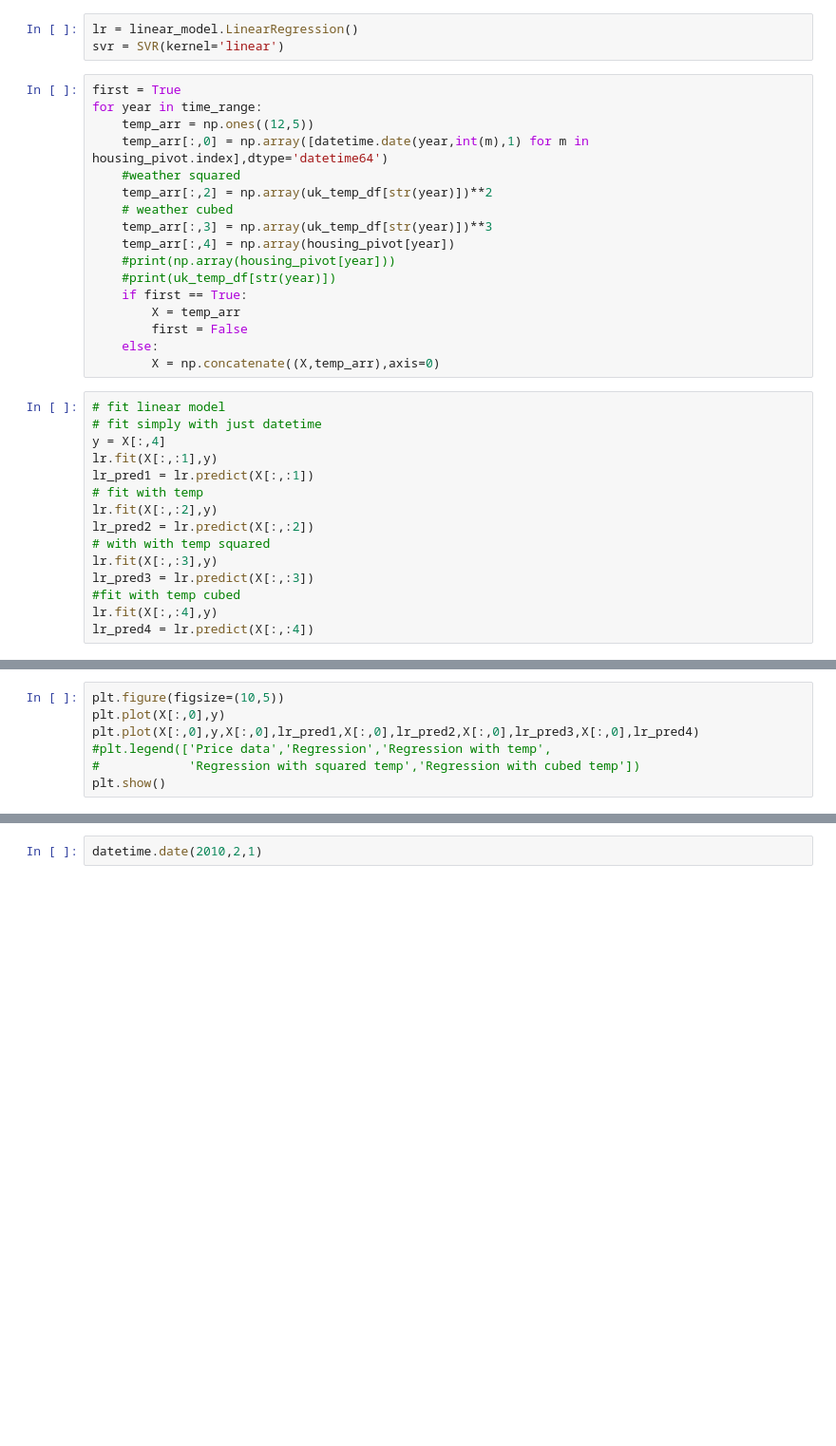
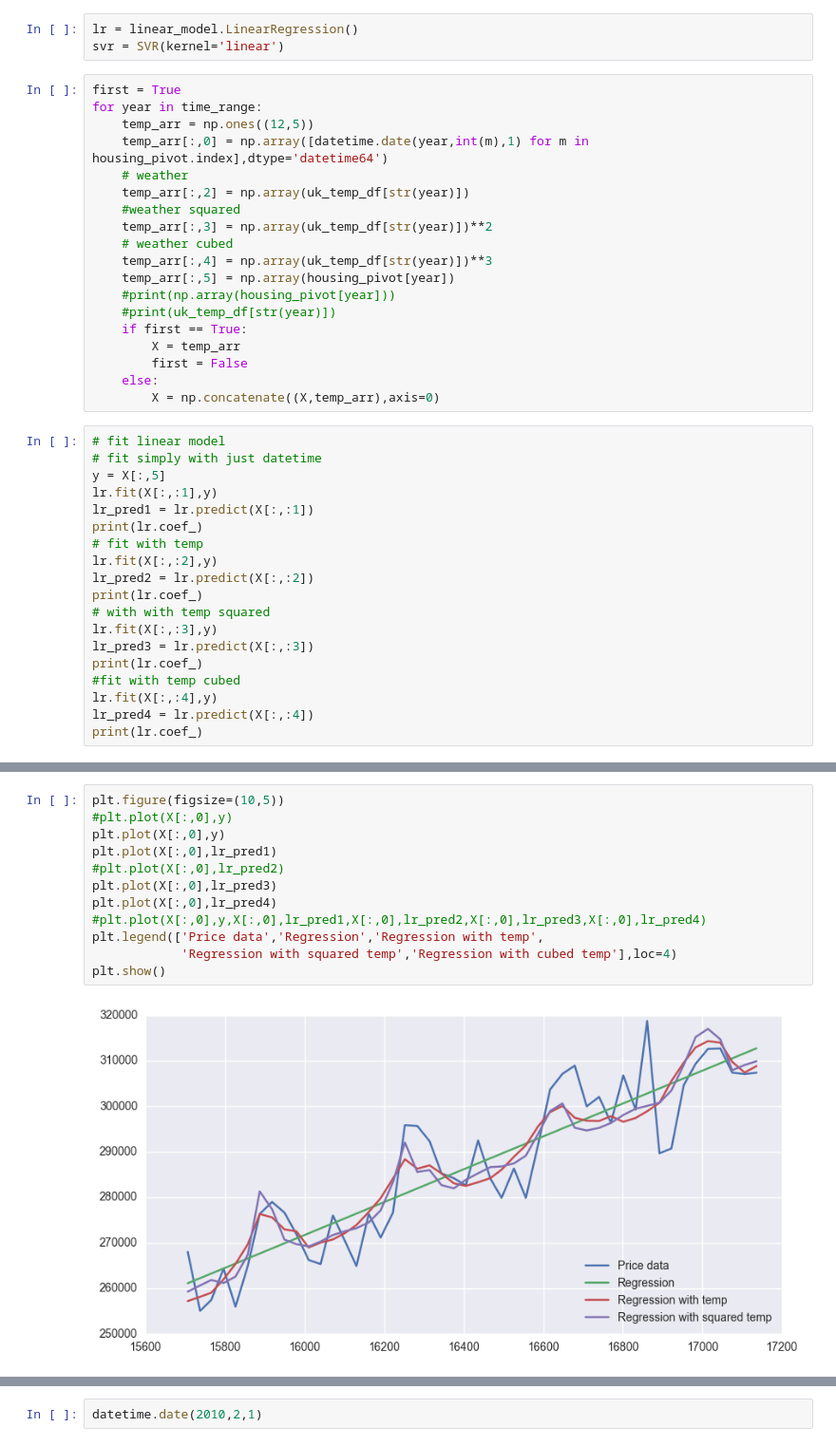
Before and after one commit to fhethomas/HousingUK, a Jupyter notebook: housing_price_analysis.ipynb, the cells around one changed output, grey strips where cells are left out. Shown: that part at 95% size. Drawn from its saved outputs; the diff is of its cells as text; blank space fills up the shorter version.

```diff
--- a/housing_price_analysis.ipynb
+++ b/housing_price_analysis.ipynb
@@ -113,11 +172,13 @@ first = True
 for year in time_range:
     temp_arr = np.ones((12,5))
     temp_arr[:,0] = np.array([datetime.date(year,int(m),1) for m in housing_pivot.index],dtype='datetime64')
+    # weather
+    temp_arr[:,2] = np.array(uk_temp_df[str(year)])
     #weather squared
-    temp_arr[:,2] = np.array(uk_temp_df[str(year)])**2
+    temp_arr[:,3] = np.array(uk_temp_df[str(year)])**2
     # weather cubed
-    temp_arr[:,3] = np.array(uk_temp_df[str(year)])**3
-    temp_arr[:,4] = np.array(housing_pivot[year])
+    temp_arr[:,4] = np.array(uk_temp_df[str(year)])**3
+    temp_arr[:,5] = np.array(housing_pivot[year])
     #print(np.array(housing_pivot[year]))
     #print(uk_temp_df[str(year)])
     if first == True:
@@ -128,15 +189,19 @@ for year in time_range:
 # %%
 # fit linear model
 # fit simply with just datetime
-y = X[:,4]
+y = X[:,5]
 lr.fit(X[:,:1],y)
 lr_pred1 = lr.predict(X[:,:1])
+print(lr.coef_)
 # fit with temp
 lr.fit(X[:,:2],y)
 lr_pred2 = lr.predict(X[:,:2])
+print(lr.coef_)
 # with with temp squared
 lr.fit(X[:,:3],y)
 lr_pred3 = lr.predict(X[:,:3])
+print(lr.coef_)
 #fit with temp cubed
 lr.fit(X[:,:4],y)
 lr_pred4 = lr.predict(X[:,:4])
+print(lr.coef_)
@@ -145,7 +213,14 @@ y
 # %%
 plt.figure(figsize=(10,5))
+#plt.plot(X[:,0],y)
 plt.plot(X[:,0],y)
-plt.plot(X[:,0],y,X[:,0],lr_pred1,X[:,0],lr_pred2,X[:,0],lr_pred3,X[:,0],lr_pred4)
-#plt.legend(['Price data','Regression','Regression with temp',
-#            'Regression with squared temp','Regression with cubed temp'])
+plt.plot(X[:,0],lr_pred1)
+#plt.plot(X[:,0],lr_pred2)
+plt.plot(X[:,0],lr_pred3)
+plt.plot(X[:,0],lr_pred4)
+#plt.plot(X[:,0],y,X[:,0],lr_pred1,X[:,0],lr_pred2,X[:,0],lr_pred3,X[:,0],lr_pred4)
+plt.legend(['Price data','Regression','Regression with temp',
+            'Regression with squared temp','Regression with cubed temp'],loc=4)
 plt.show()
+# %% [output]
+[figure, added]
```
Also changed, not shown: parts of 12 cells of this notebook.
